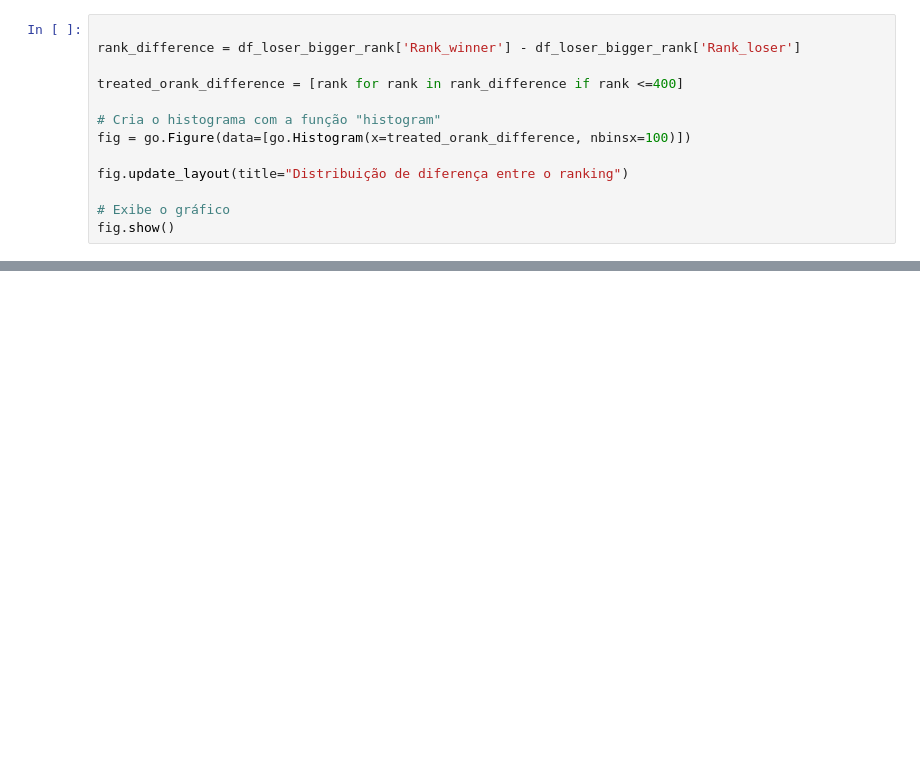
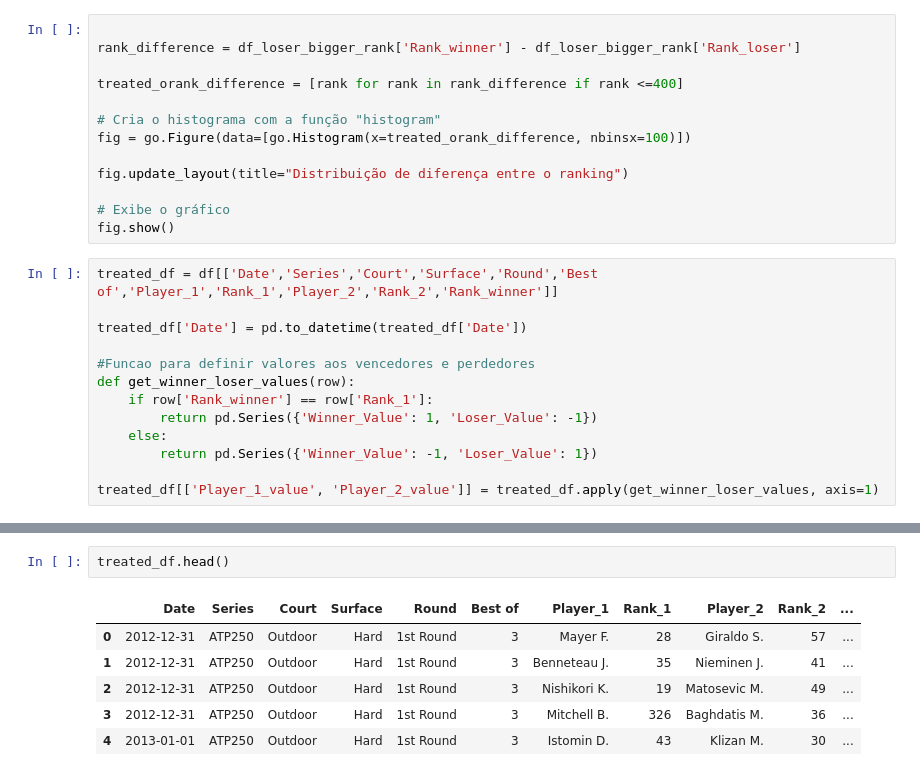
Before and after one commit to joaoalbertofs/atp_analysis, a Jupyter notebook: Analysis.ipynb, the cells around one changed output, grey strips where cells are left out. Drawn from its saved outputs; the diff is of its cells as text; blank space fills up the shorter version.

```diff
--- a/Analysis.ipynb
+++ b/Analysis.ipynb
@@ -125,3 +129,16 @@ fig.update_layout(title="Distribuição de diferença entre o ranking")
 
 # Exibe o gráfico
 fig.show()
+# %%
+treated_df = df[['Date','Series','Court','Surface','Round','Best of','Player_1','Rank_1','Player_2','Rank_2','Rank_winner']]
+
+treated_df['Date'] = pd.to_datetime(treated_df['Date'])
+
+#Funcao para definir valores aos vencedores e perdedores
+def get_winner_loser_values(row):
+    if row['Rank_winner'] == row['Rank_1']:
+        return pd.Series({'Winner_Value': 1, 'Loser_Value': -1})
+    else:
+        return pd.Series({'Winner_Value': -1, 'Loser_Value': 1})
+
+treated_df[['Player_1_value', 'Player_2_value']] = treated_df.apply(get_winner_loser_values, axis=1)
@@ -127,0 +191,9 @@ fig.show()
+# %%
+treated_df.head()
+# %% [output]
+|  | Date | Series | Court | Surface | Round | Best of | Player_1 | Rank_1 | Player_2 | Rank_2 | ... |
+| 0 | 2012-12-31 | ATP250 | Outdoor | Hard | 1st Round | 3 | Mayer F. | 28 | Giraldo S. | 57 | ... |
+| 1 | 2012-12-31 | ATP250 | Outdoor | Hard | 1st Round | 3 | Benneteau J. | 35 | Nieminen J. | 41 | ... |
+| 2 | 2012-12-31 | ATP250 | Outdoor | Hard | 1st Round | 3 | Nishikori K. | 19 | Matosevic M. | 49 | ... |
+| 3 | 2012-12-31 | ATP250 | Outdoor | Hard | 1st Round | 3 | Mitchell B. | 326 | Baghdatis M. | 36 | ... |
+| 4 | 2013-01-01 | ATP250 | Outdoor | Hard | 1st Round | 3 | Istomin D. | 43 | Klizan M. | 30 | ... |
```
Also changed, not shown: parts of 5 cells of this notebook.
